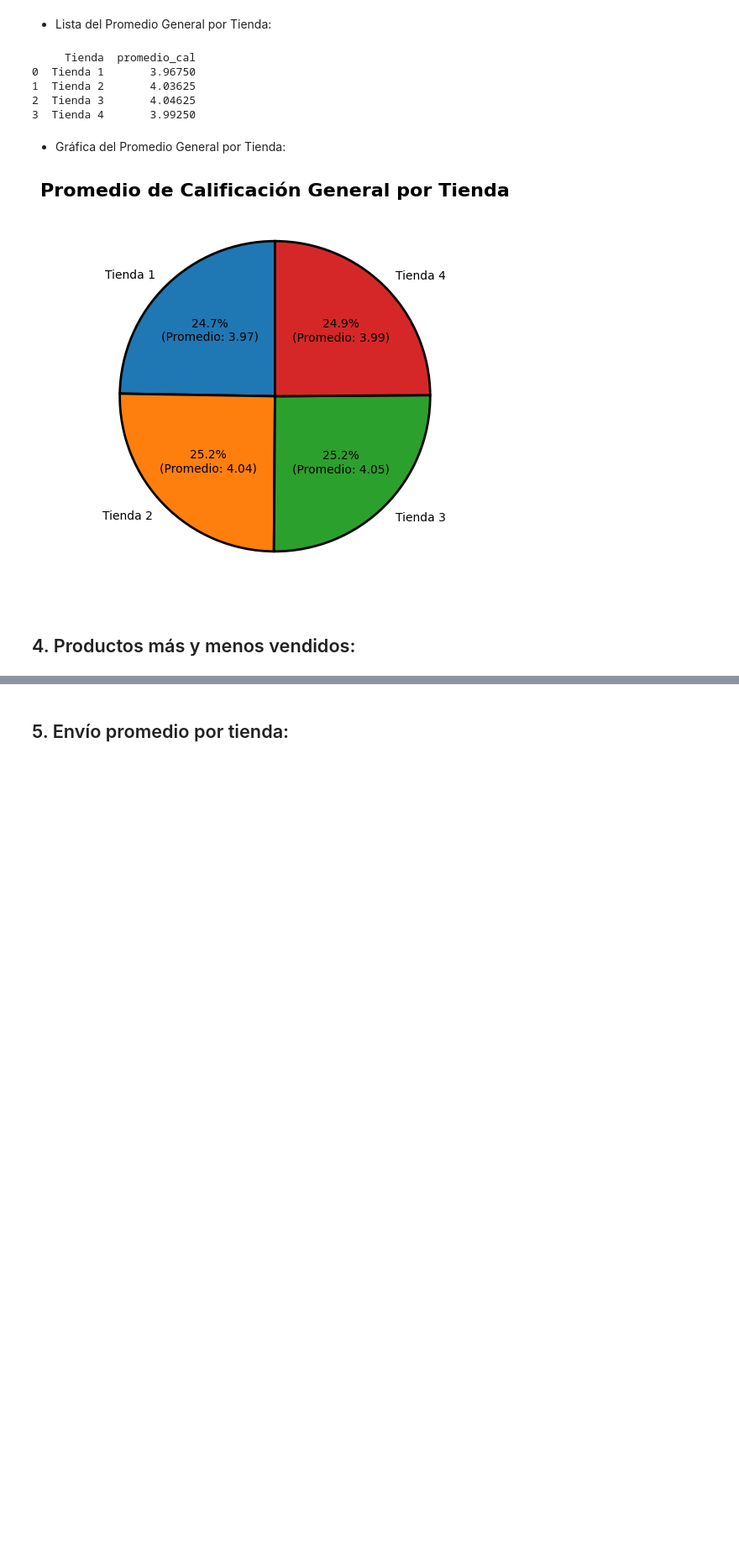
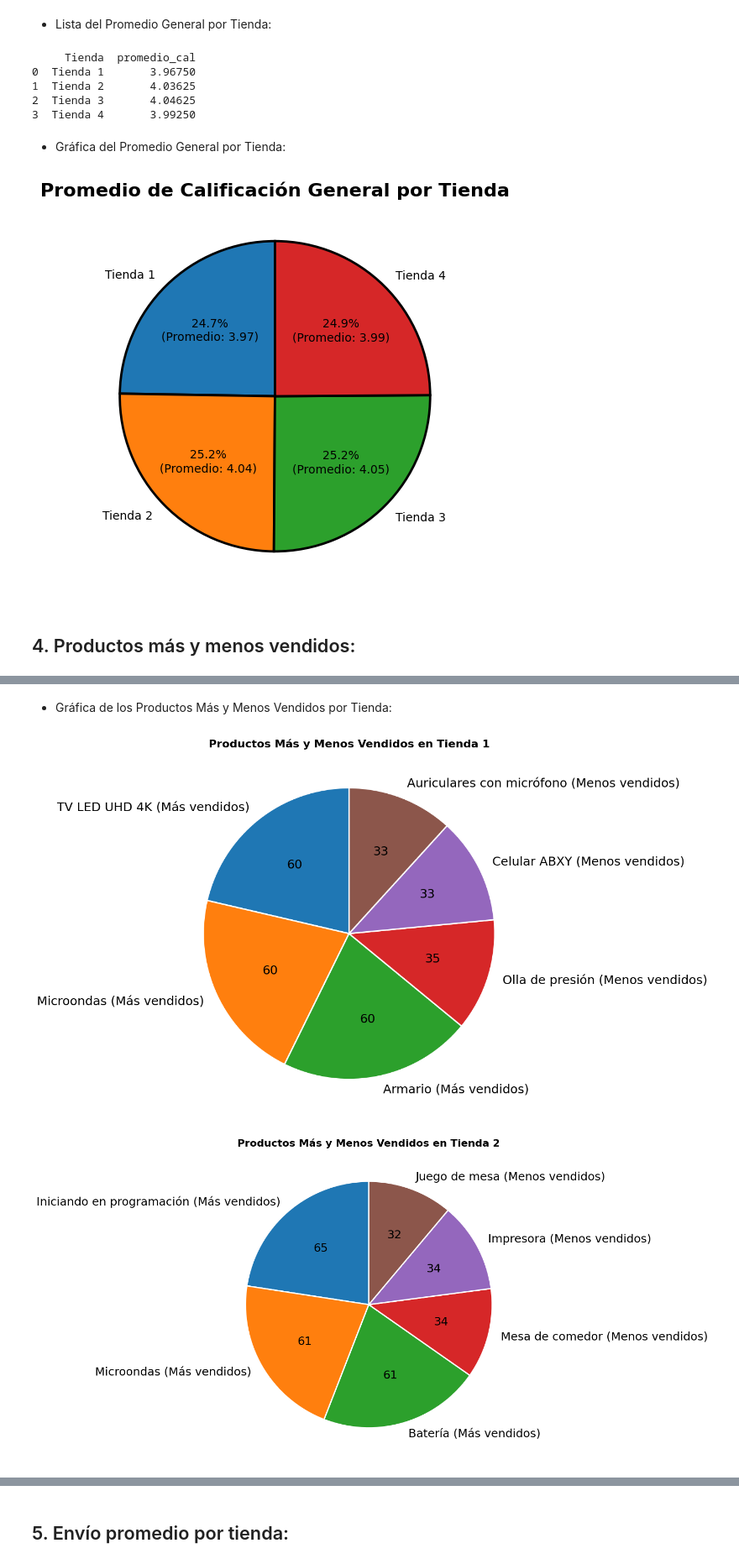
Before and after one commit to Afes-reop/Challenge-Alura-1, a Jupyter notebook: Challenge Alura 1.ipynb, the cells around one changed output, grey strips where cells are left out. Shown at 84% size. Saved outputs shown, nothing was run; the diff lists cells and outputs as text; code cells hidden in the pictures; blank space fills up the shorter version.

```diff
--- a/Challenge Alura 1.ipynb
+++ b/Challenge Alura 1.ipynb
@@ -424,0 +429,14 @@ for i, autotext in enumerate(autotexts):
+# %%
+def calcular_ventas(store):
+    df3 = pd.DataFrame(store);
+    ventas = df3.groupby(['Producto'])['Producto'].count().reset_index(name='cantidad_vendida');
+    mas_vendidos = ventas.sort_values(by='cantidad_vendida', ascending=False).head(3);
+    menos_vendidos = ventas.sort_values(by='cantidad_vendida', ascending=True).head(3);
+    return mas_vendidos, menos_vendidos;
+
+for l, store in enumerate(stores):
+    mas_vendidos, menos_vendidos = calcular_ventas(store);
+    print(f"\nTienda {l+1} - Productos más vendidos:");
+    print(mas_vendidos[['Producto', 'cantidad_vendida']].to_string(index=False));
+    print(f"\nTienda {l+1} - Productos menos vendidos:");
+    print(menos_vendidos[['Producto', 'cantidad_vendida']].to_string(index=False));
@@ -424,0 +504,38 @@ for i, autotext in enumerate(autotexts):
+# %% [markdown]
+- Gráfica de los Productos Más y Menos Vendidos por Tienda:
+# %%
+for idx in range(len(mas_vendidos_list)):
+    mas_vendidos = mas_vendidos_list[idx]
+    menos_vendidos = menos_vendidos_list[idx]
+
+    productos = list(mas_vendidos['Producto']) + list(menos_vendidos['Producto'])
+    cantidades = list(mas_vendidos['cantidad_vendida']) + list(menos_vendidos['cantidad_vendida'])
+    tipos = ['Más vendidos'] * len(mas_vendidos) + ['Menos vendidos'] * len(menos_vendidos)
+    tienda = mas_vendidos['Tienda'].iloc[0]
+
+    fig, ax = plt.subplots(figsize=(12, 8))
+    def funcion_plot(pct, allvals):
+        absolute = int(pct / 100. * sum(allvals))
+        return f'{absolute}'
+
+    orden = np.argsort(cantidades)[::-1]
+    cantidades = [cantidades[i] for i in orden]
+    productos = [productos[i] for i in orden]
+    tipos = [tipos[i] for i in orden]
+
+    wedges, texts, autotexts = ax.pie(
+        cantidades,
+        labels=[f"{p} ({t})" for p, t in zip(productos, tipos)],
+        autopct=lambda pct: funcion_plot(pct, cantidades),
+        startangle=90,
+        textprops=dict(color="black", fontsize=18),
+        wedgeprops=dict(linewidth=2, edgecolor="#FFFFFF")
+    )
+    ax.set_title(f'Productos Más y Menos Vendidos en {tienda}', fontsize=16, fontweight='bold')
+    for i, autotext in enumerate(autotexts):
+        autotext.set_text(f'{autotext.get_text()}')
+    plt.tight_layout()
+    plt.show()
+# %% [output]
+[figure, added]
+[figure, added]
```
Also changed, not shown: parts of 14 cells of this notebook.
